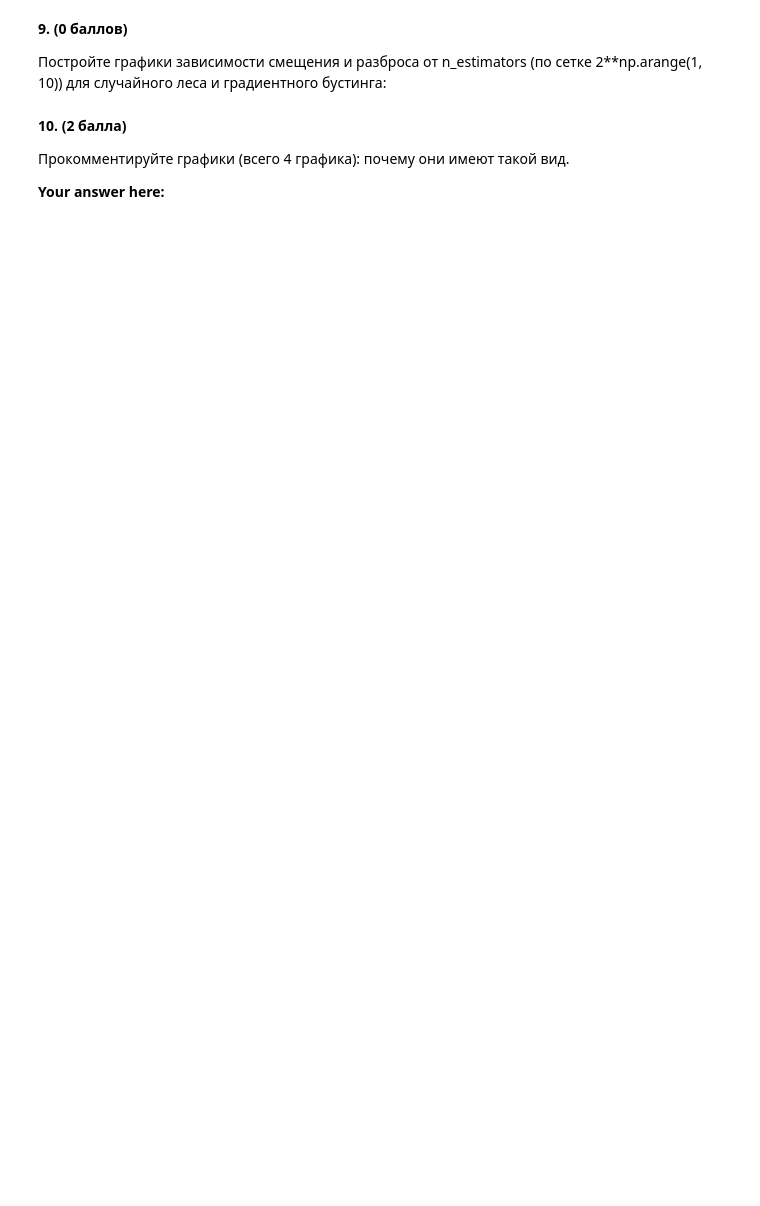
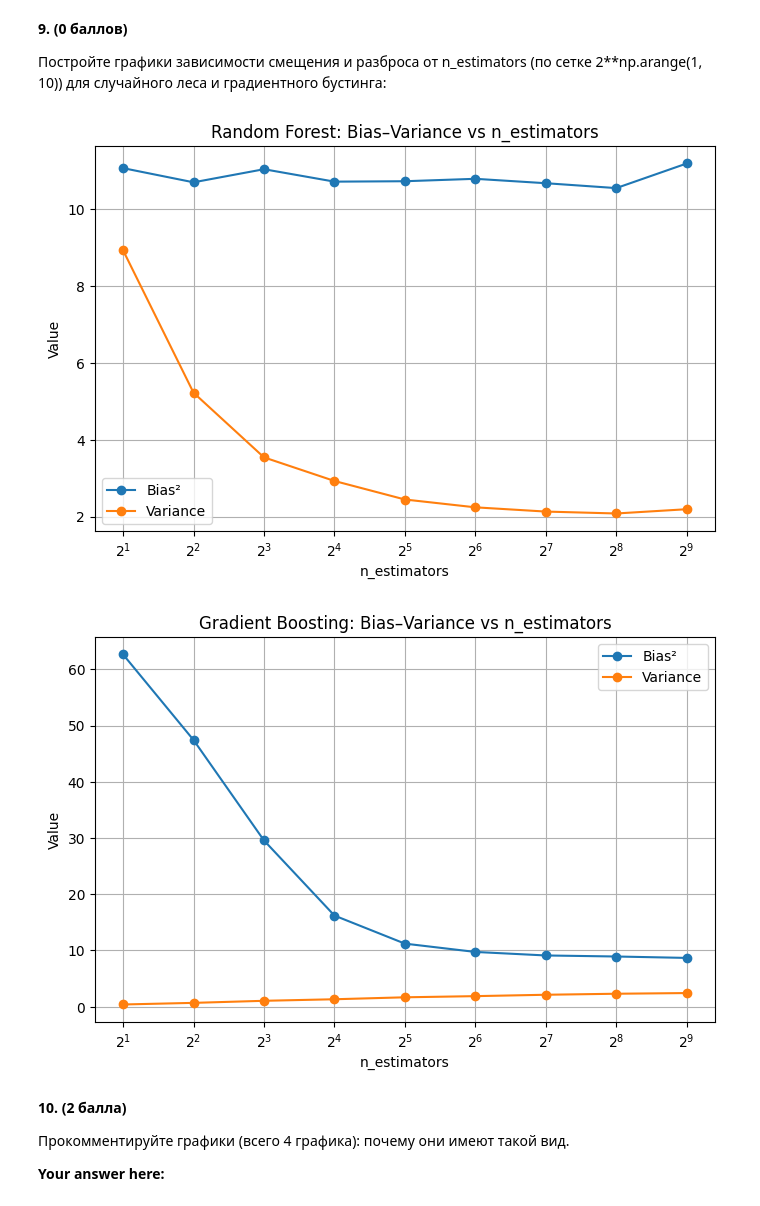
Before and after one commit to Vesnovey/ML, a Jupyter notebook: HSE course/LW8 bvd/homework-practice-06-bvd.ipynb, the cells around one changed output. Drawn from its saved outputs; the diff is of its cells as text; code cells hidden in the pictures; blank space fills up the shorter version.

```diff
--- a/HSE course/LW8 bvd/homework-practice-06-bvd.ipynb
+++ b/HSE course/LW8 bvd/homework-practice-06-bvd.ipynb
@@ -185,3 +371,57 @@ __9. (0 баллов)__
+# %%
+n_estimators_grid = 2 ** np.arange(1, 10)
+
+rf_biases = []
+rf_variances = []
+
+for n in n_estimators_grid:
+    model = RandomForestRegressor(
+        n_estimators=n,
+        random_state=42,
+        n_jobs=-1
+    )
+    b, v, error = compute_biase_variance(model, X, y, num_runs=150)
+    rf_biases.append(b)
+    rf_variances.append(v)
+
+plt.figure(figsize=(8, 5))
+plt.plot(n_estimators_grid, rf_biases, label="Bias²", marker="o")
+plt.plot(n_estimators_grid, rf_variances, label="Variance", marker="o")
+plt.xscale("log", base=2)
+plt.xlabel("n_estimators")
+plt.ylabel("Value")
+plt.title("Random Forest: Bias–Variance vs n_estimators")
+plt.legend()
+plt.grid(True)
+plt.show()
+
+from sklearn.ensemble import GradientBoostingRegressor
+
+gb_biases = []
+gb_variances = []
+
+for n in n_estimators_grid:
+    model = GradientBoostingRegressor(
+        n_estimators=n,
+        random_state=42
+    )
+    b, v, error = compute_biase_variance(model, X, y, num_runs=150)
+    gb_biases.append(b)
+    gb_variances.append(v)
+
+plt.figure(figsize=(8, 5))
+plt.plot(n_estimators_grid, gb_biases, label="Bias²", marker="o")
+plt.plot(n_estimators_grid, gb_variances, label="Variance", marker="o")
+plt.xscale("log", base=2)
+plt.xlabel("n_estimators")
+plt.ylabel("Value")
+plt.title("Gradient Boosting: Bias–Variance vs n_estimators")
+plt.legend()
+plt.grid(True)
+plt.show()
+# %% [output]
+[figure, added]
+[figure, added]
 # %% [markdown]
 __10. (2 балла)__
 
```
Also changed, not shown: parts of 17 cells of this notebook, 3 other files.
